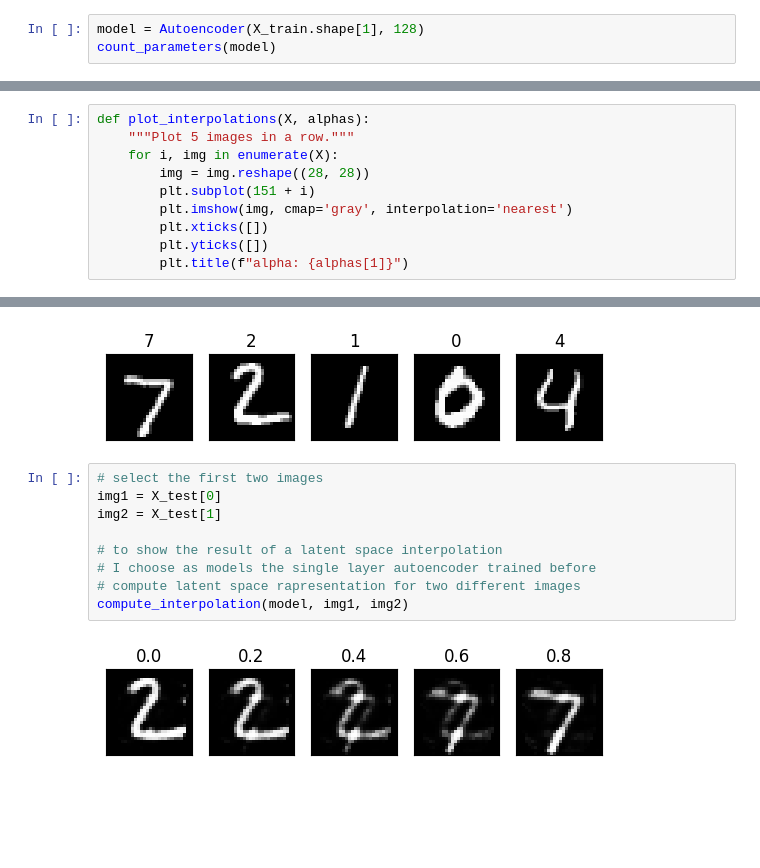
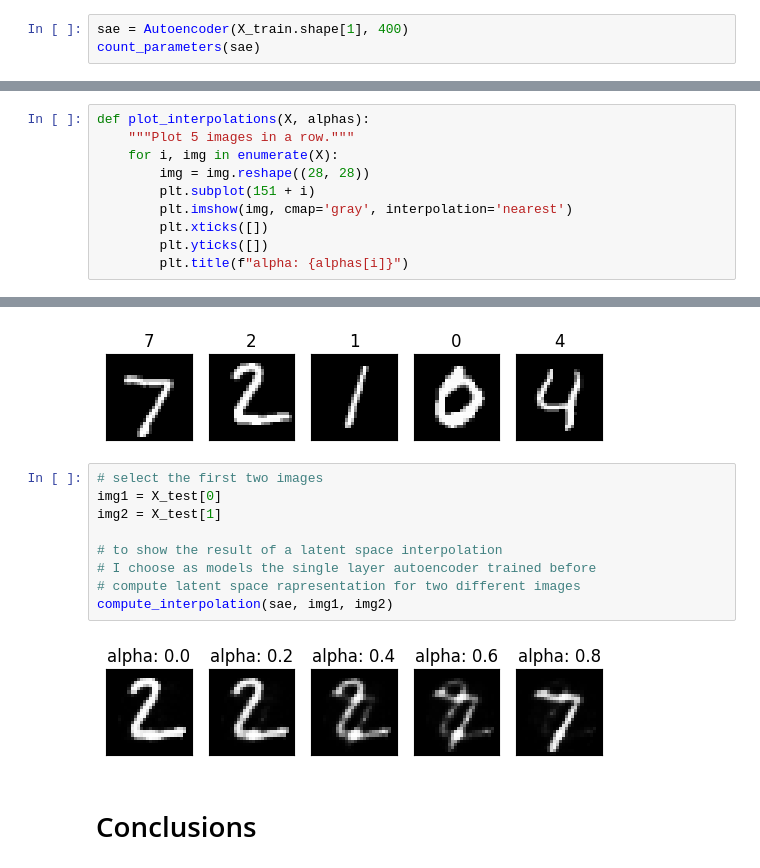
Before and after one commit to Sopralapanca/Pattern-Recognition, a Jupyter notebook: ASSIGNMENT_1_GIACOMO_CARFI_AUTOENCODER.ipynb, the cells around one changed output, grey strips where cells are left out. Saved outputs shown, nothing was run; the diff lists cells and outputs as text; blank space fills up the shorter version.

```diff
--- a/ASSIGNMENT_1_GIACOMO_CARFI_AUTOENCODER.ipynb
+++ b/ASSIGNMENT_1_GIACOMO_CARFI_AUTOENCODER.ipynb
@@ -222,4 +243,4 @@ epochs=10
 # %%
-model = Autoencoder(X_train.shape[1], 128)
-count_parameters(model)
+sae = Autoencoder(X_train.shape[1], 400)
+count_parameters(sae)
 # %% [output]
@@ -355,7 +398,7 @@ def plot_interpolations(X, alphas):
         plt.imshow(img, cmap='gray', interpolation='nearest')
         plt.xticks([])
         plt.yticks([])
-        plt.title(f"alpha: {alphas[1]}")
+        plt.title(f"alpha: {alphas[i]}")
 # %%
 def compute_interpolation(model, img1, img2):
   with torch.no_grad():
@@ -413,11 +456,13 @@ plot_example(X_test, y_test)
 # %%
 # select the first two images
 img1 = X_test[0]
 img2 = X_test[1]
 
 # to show the result of a latent space interpolation
 # I choose as models the single layer autoencoder trained before
 # compute latent space rapresentation for two different images
-compute_interpolation(model, img1, img2)
+compute_interpolation(sae, img1, img2)
 # %% [output]
-[figure, old version]
+[figure, new version]
+# %% [markdown]
+# Conclusions
```
Also changed, not shown: parts of 31 cells of this notebook.
